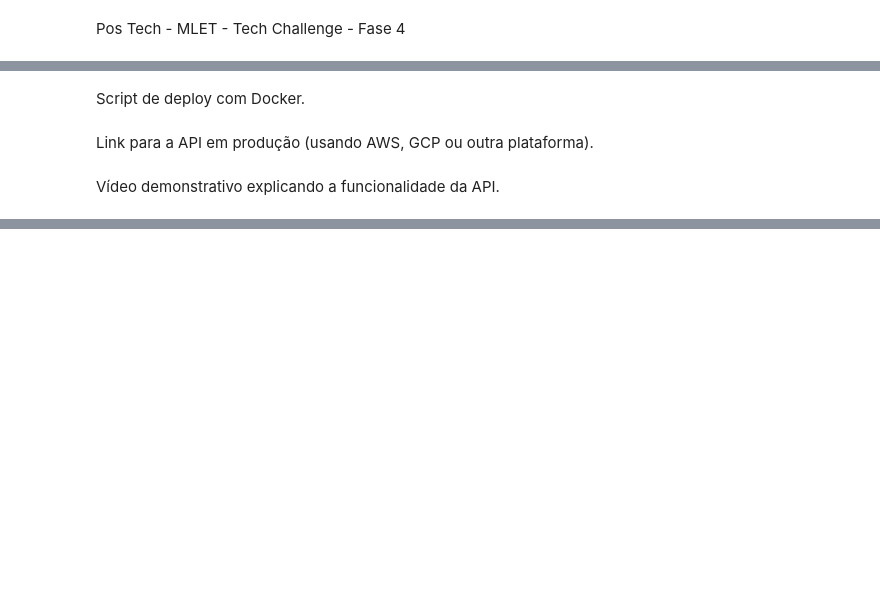
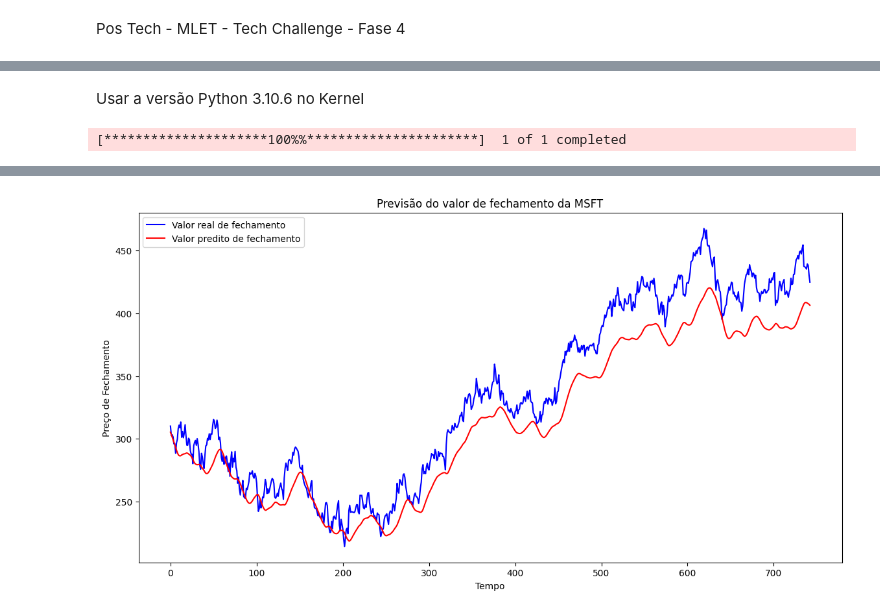
Before and after one commit to Wil-macedo/Tech-Challenge-F4, a Jupyter notebook: Pos Tech - MLET - Tech Challenge - Fase 4 - 02-25 - FIAP.ipynb, the cells around one changed output, grey strips where cells are left out. Drawn from its saved outputs; the diff is of its cells as text; code cells hidden in the pictures; blank space fills up the shorter version.

Commit message:
Modelo preditivo

```diff
--- a/Pos Tech - MLET - Tech Challenge - Fase 4 - 02-25 - FIAP.ipynb
+++ b/Pos Tech - MLET - Tech Challenge - Fase 4 - 02-25 - FIAP.ipynb
@@ -153,6 +3,2 @@ Código-fonte do modelo LSTM.
-# %% [markdown]
-Script de deploy com Docker.
-# %% [markdown]
-Link para a API em produção (usando AWS, GCP ou outra plataforma).
-# %% [markdown]
-Vídeo demonstrativo explicando a funcionalidade da API.
+# %% [markdown]
+Usar a versão Python 3.10.6 no Kernel
@@ -158,0 +14,66 @@ Vídeo demonstrativo explicando a funcionalidade da API.
+# %%
+# Baixar os dados históricos da Microsoft (MSFT)
+data = yf.download('MSFT', start='2010-01-01', end='2025-01-01')
+
+# Visualizar as primeiras linhas dos dados
+data.head()
+
+# Apenas o preço de fechamento
+data = data[['Close']]
+
+# Normalizando os dados (escala de 0 a 1)
+scaler = MinMaxScaler(feature_range=(0, 1))
+scaled_data = scaler.fit_transform(data)
+
+# Criar conjuntos de dados de treino e teste
+def create_dataset(data, time_step=60):
+    X, y = [], []
+    for i in range(len(data) - time_step - 1):
+        X.append(data[i:(i + time_step), 0])  # Entradas (últimos 60 dias)
+        y.append(data[i + time_step, 0])  # Preço de fechamento
+    return np.array(X), np.array(y)
+
+time_step = 60
+X, y = create_dataset(scaled_data, time_step)
+
+# Reshape para LSTM [samples, time_steps, features]
+X = X.reshape(X.shape[0], X.shape[1], 1)
+
+# Dividir os dados em treino e teste
+X_train, X_test, y_train, y_test = train_test_split(X, y, test_size=0.2, shuffle=False)
+
+# Criar o modelo LSTM
+model = Sequential()
+
+model.add(LSTM(units=50, return_sequences=True, input_shape=(X_train.shape[1], 1)))
+model.add(Dropout(0.2))  # Regularização para evitar overfitting
+
+model.add(LSTM(units=50, return_sequences=False))
+model.add(Dropout(0.2))
+
+model.add(Dense(units=1))  # Saída de uma única unidade (preço de fechamento)
+
+# Compilar o modelo
+model.compile(optimizer='adam', loss='mean_squared_error')
+
+# Treinar o modelo
+model.fit(X_train, y_train, epochs=10, batch_size=32)
+
+# Fazer previsões
+predictions = model.predict(X_test)
+
+# Inverter a normalização dos dados
+predictions = scaler.inverse_transform(predictions)
+y_test_rescaled = scaler.inverse_transform(y_test.reshape(-1, 1))
+
+# Plotar os resultados
+plt.figure(figsize=(14, 7))
+plt.plot(y_test_rescaled, color='blue', label='Valor real de fechamento')
+plt.plot(predictions, color='red', label='Valor predito de fechamento')
+plt.title('Previsão do valor de fechamento da MSFT')
+plt.xlabel('Tempo')
+plt.ylabel('Preço de Fechamento')
+plt.legend()
+plt.show()
+# %% [output]
+[*********************100%%**********************]  1 of 1 completed
@@ -158,0 +97 @@ Vídeo demonstrativo explicando a funcionalidade da API.
+[figure, added]
```
Also changed, not shown: parts of 22 cells of this notebook.
